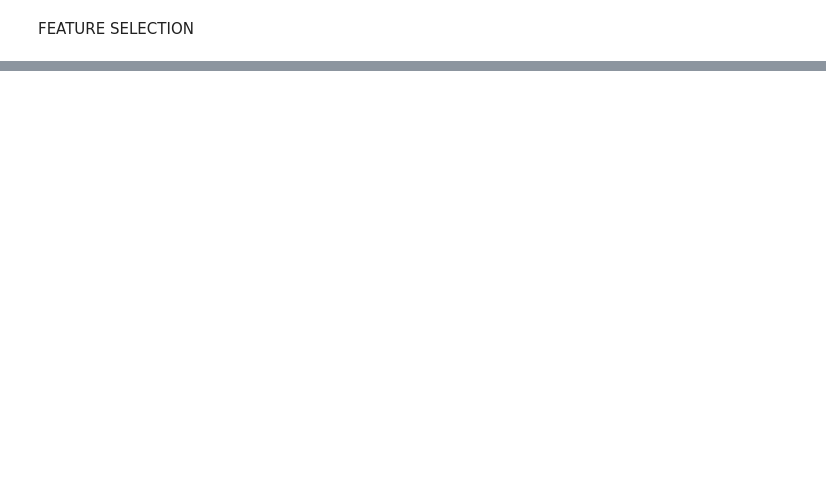
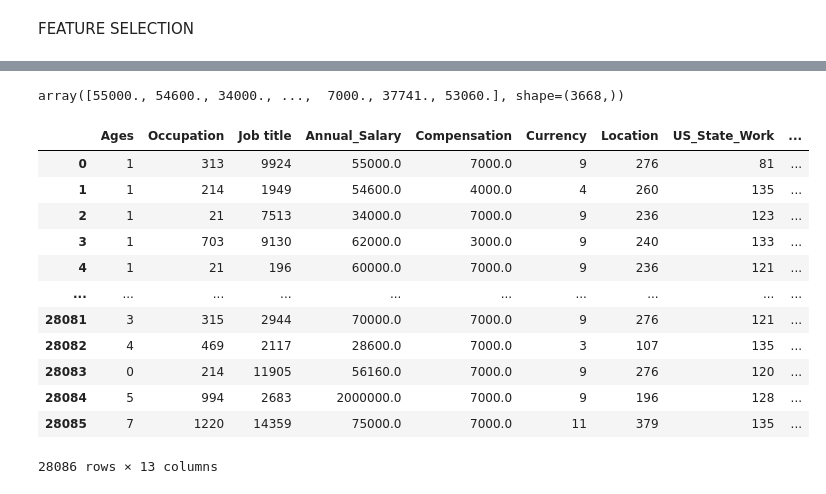
Before and after one commit to sba25078/ca-1-data-exploration-and-preparartion-Mrfolami, a Jupyter notebook: CA1.ipynb, the cells around one changed output, grey strips where cells are left out. Cells and saved outputs as stored; diff of their text form; code cells hidden in the pictures; blank space fills up the shorter version.

```diff
--- a/CA1.ipynb
+++ b/CA1.ipynb
@@ -968,5 +960,3 @@ I tried dropping the column-If "Other," please indicate the currency here: but i
-# %%
-df.drop(columns=['If "Other," please indicate the currency here:'], inplace=True, errors='ignore')
 # %%
 df.head()
 # %% [output]
@@ -1061,0 +1083,2 @@ from sklearn.feature_selection import chi2
+# %%
+df.drop(columns=['Timestamp'], inplace=True, errors='ignore')
@@ -1061,0 +1096,4 @@ from sklearn.feature_selection import chi2
+# %%
+col_to_drop = [col for col in df.columns if "Other" in col]
+print(col_to_drop)
+df.drop(columns=col_to_drop, inplace=True)
@@ -1061,0 +1136,3 @@ from sklearn.feature_selection import chi2
+# %%
+df['Annual_Salary'].fillna(df['Annual_Salary'].median(), inplace=True)
+df['Compensation'].fillna(df['Compensation'].median(), inplace=True)
@@ -1061,0 +1170,21 @@ from sklearn.feature_selection import chi2
+# %%
+df['Annual_Salary'].unique()
+# %% [output]
+array([55000., 54600., 34000., ...,  7000., 37741., 53060.], shape=(3668,))
+# %%
+X=df.iloc[:,0:20]
+X
+# %% [output]
+|  | Ages | Occupation | Job title | Annual_Salary | Compensation | Currency | Location | US_State_Work | ... |
+| 0 | 1 | 313 | 9924 | 55000.0 | 7000.0 | 9 | 276 | 81 | ... |
+| 1 | 1 | 214 | 1949 | 54600.0 | 4000.0 | 4 | 260 | 135 | ... |
+| 2 | 1 | 21 | 7513 | 34000.0 | 7000.0 | 9 | 236 | 123 | ... |
+| 3 | 1 | 703 | 9130 | 62000.0 | 3000.0 | 9 | 240 | 133 | ... |
+| 4 | 1 | 21 | 196 | 60000.0 | 7000.0 | 9 | 236 | 121 | ... |
+| ... | ... | ... | ... | ... | ... | ... | ... | ... | ... |
+| 28081 | 3 | 315 | 2944 | 70000.0 | 7000.0 | 9 | 276 | 121 | ... |
+| 28082 | 4 | 469 | 2117 | 28600.0 | 7000.0 | 3 | 107 | 135 | ... |
+| 28083 | 0 | 214 | 11905 | 56160.0 | 7000.0 | 9 | 276 | 120 | ... |
+| 28084 | 5 | 994 | 2683 | 2000000.0 | 7000.0 | 9 | 196 | 128 | ... |
+| 28085 | 7 | 1220 | 14359 | 75000.0 | 7000.0 | 11 | 379 | 135 | ... |
+28086 rows × 13 columns
```
Also changed, not shown: parts of 27 cells of this notebook.
